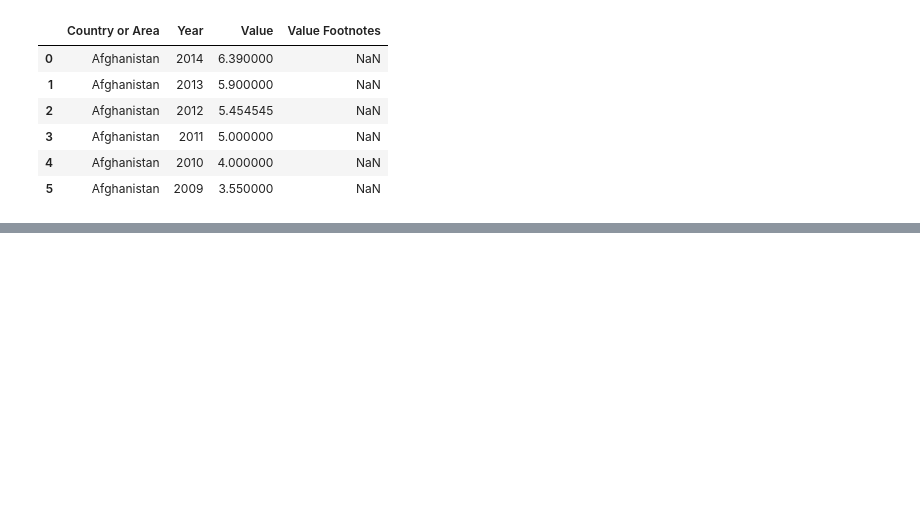
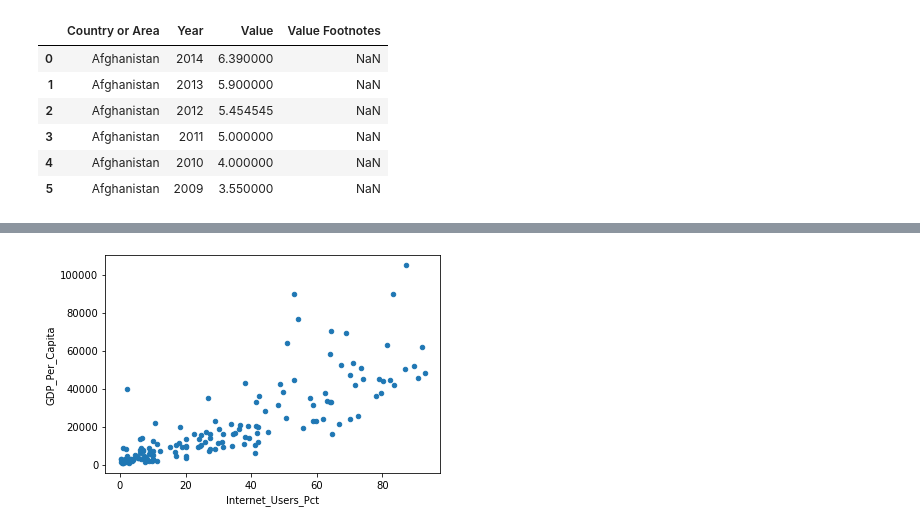
Before and after one commit to eporourke/gdp-and-internet-usage, a Jupyter notebook: notebooks/eor_gdp.ipynb, the cells around one changed output, grey strips where cells are left out. Saved outputs shown, nothing was run; the diff lists cells and outputs as text; code cells hidden in the pictures; blank space fills up the shorter version.

```diff
--- a/notebooks/eor_gdp.ipynb
+++ b/notebooks/eor_gdp.ipynb
@@ -35,0 +289,5 @@ internet_df.head(6)
+# %%
+plt_2009 = v1_2009_gdp_internet.plot.scatter(x='Internet_Users_Pct',
+                                             y='GDP_Per_Capita')
+# %% [output]
+[figure, added]
```
Also changed, not shown: parts of 64 cells of this notebook, 1 other file.
